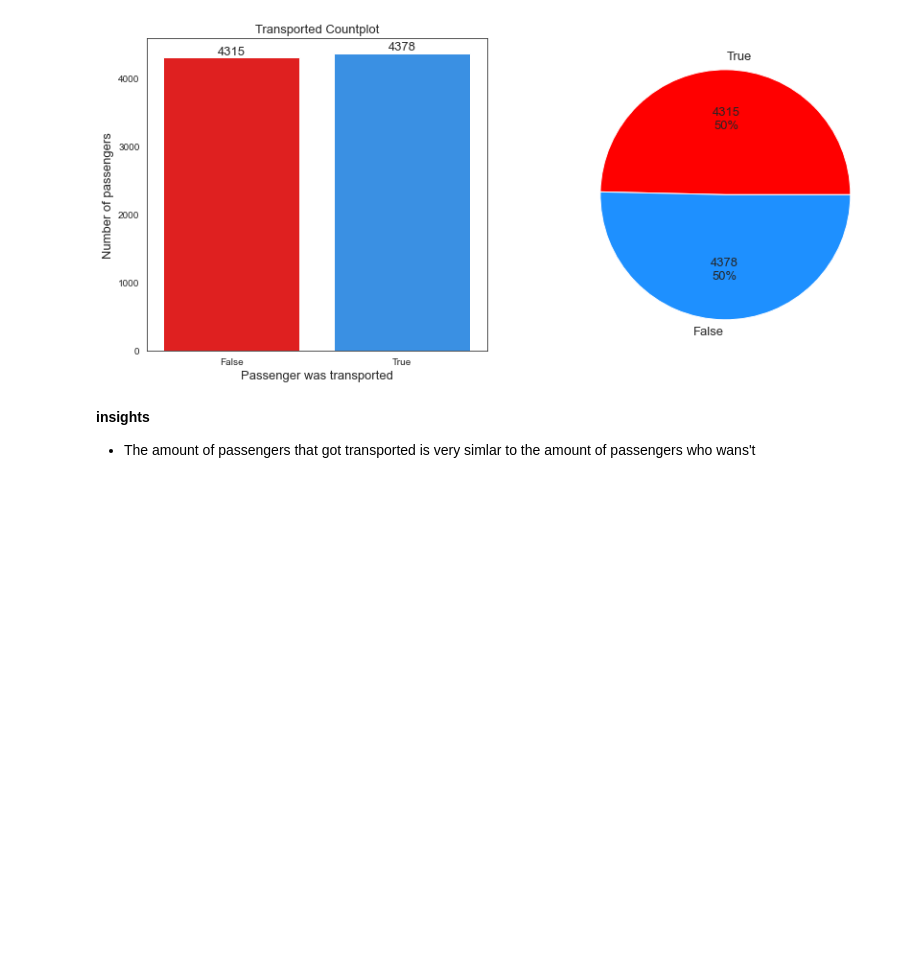
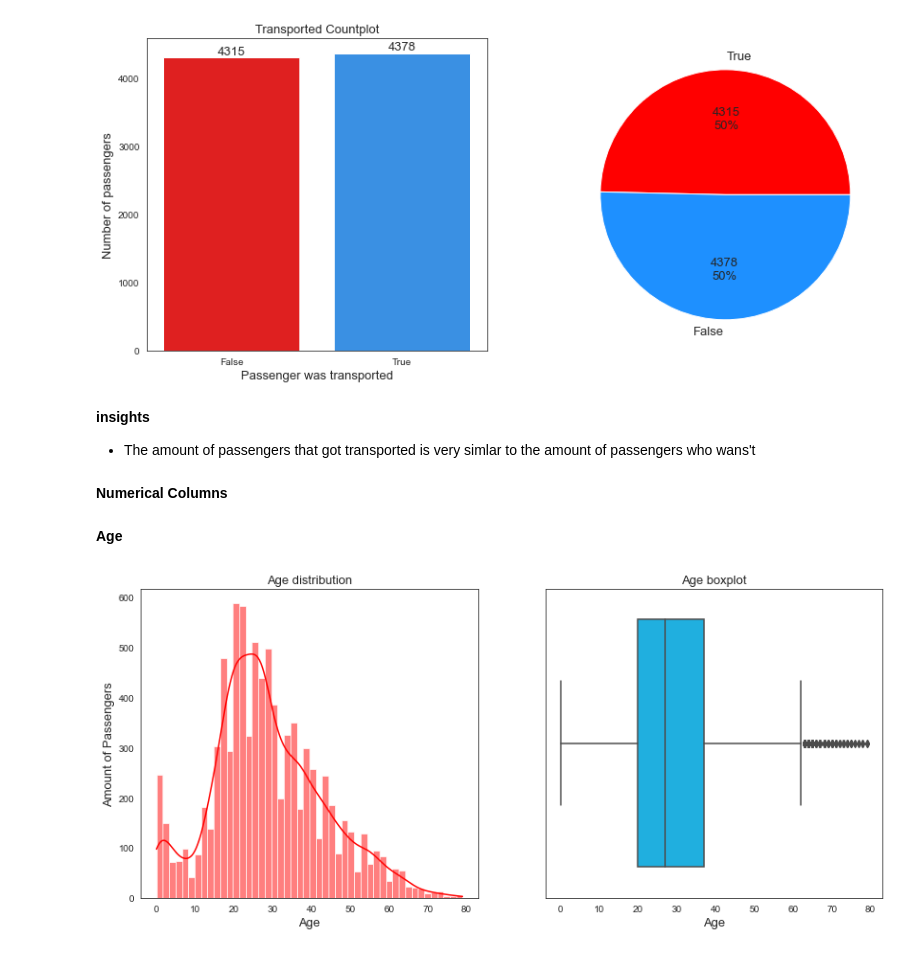
Before and after one commit to macedoti13/Spaceship-Titanic, a Jupyter notebook: TeleportedClassification.ipynb, the cells around one changed output. Saved outputs shown, nothing was run; the diff lists cells and outputs as text; code cells hidden in the pictures; blank space fills up the shorter version.

```diff
--- a/TeleportedClassification.ipynb
+++ b/TeleportedClassification.ipynb
@@ -444,3 +444,21 @@ plt.show()
 # %% [markdown]
 **insights**
 - The amount of passengers that got transported is very simlar to the amount of passengers who wans't
+# %% [markdown]
+**Numerical Columns**
+# %% [markdown]
+**Age**
+# %%
+fig, (ax1, ax2) = plt.subplots(1, 2, figsize=(14,6))
+sns.histplot(x='Age', data=df_train, ax=ax1, kde=True, color='r')
+ax1.set_ylabel('Amount of Passengers', size=13)
+ax1.set_xlabel('Age', size=13)
+ax1.set_title('Age distribution', size=13)
+
+sns.boxplot(x='Age', data=df_train, ax=ax2, color='deepskyblue')
+ax2.set_xlabel('Age', size=13)
+ax2.set_title('Age boxplot', size=13)
+
+plt.show()
+# %% [output]
+[figure, added]
```
Also changed, not shown: parts of 5 cells of this notebook.
